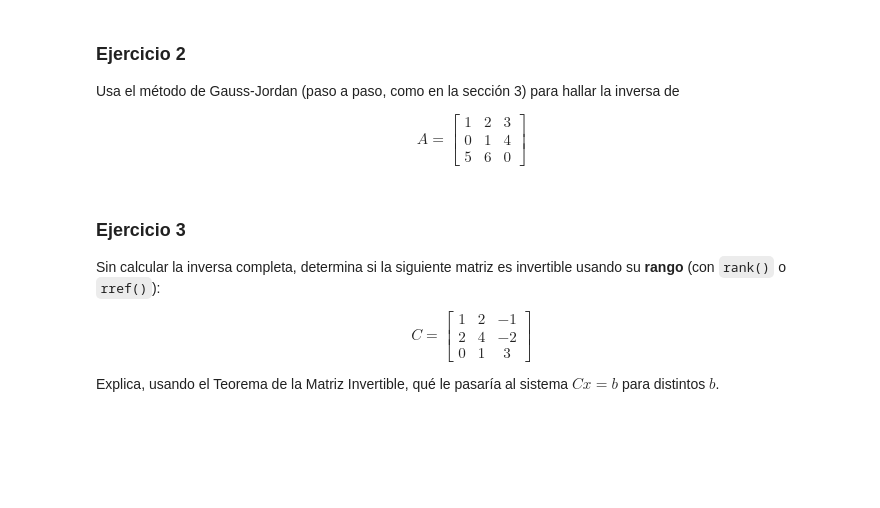
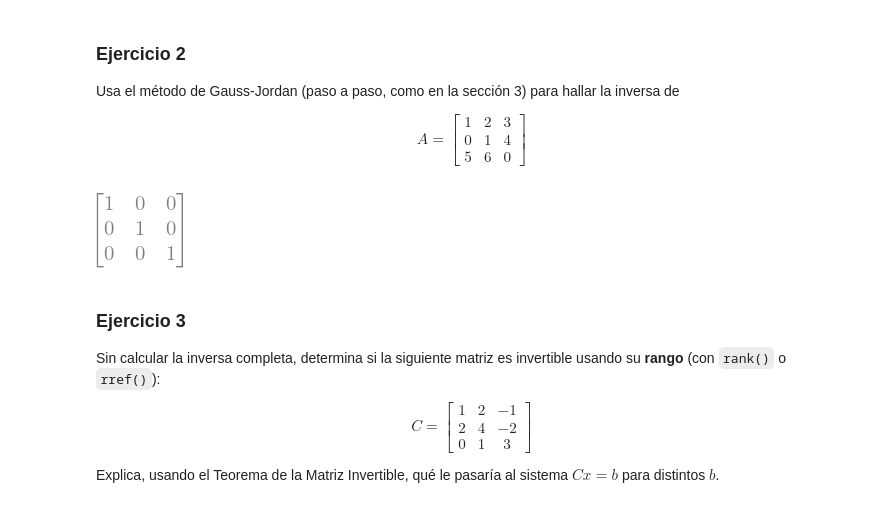
Before and after one commit to arleyfernandotorresgalindo/AL_2026_02, a Jupyter notebook: Cuadernos_clase/Cuaderno2.ipynb, the cells around one changed output. Saved outputs shown, nothing was run; the diff lists cells and outputs as text; code cells hidden in the pictures; blank space fills up the shorter version.

```diff
--- a/Cuadernos_clase/Cuaderno2.ipynb
+++ b/Cuadernos_clase/Cuaderno2.ipynb
@@ -242,6 +266,10 @@ $$A = \begin{bmatrix} 1 & 2 & 3 \\ 0 & 1 & 4 \\ 5 & 6 & 0 \end{bmatrix}$$
 # %%
 # Ejercicio 2: matriz aumentada [A | I]
 A = Matrix([[1, 2, 3], [0, 1, 4], [5, 6, 0]])
+B = Matrix([[-24, 18, 5], [20, -15, -4], [-5,4,1]])
+A*B
+# %% [output]
+[figure, added]
 # %% [markdown]
 ### Ejercicio 3
 
```
Also changed, not shown: parts of 15 cells of this notebook, 1 other file.
